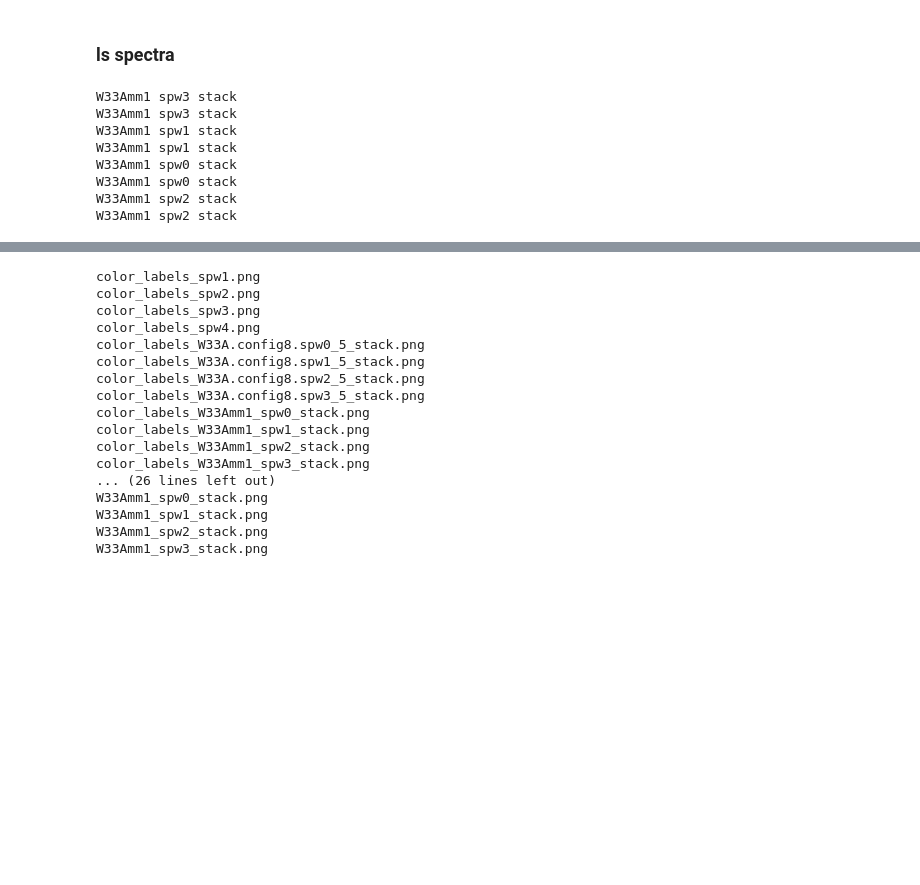
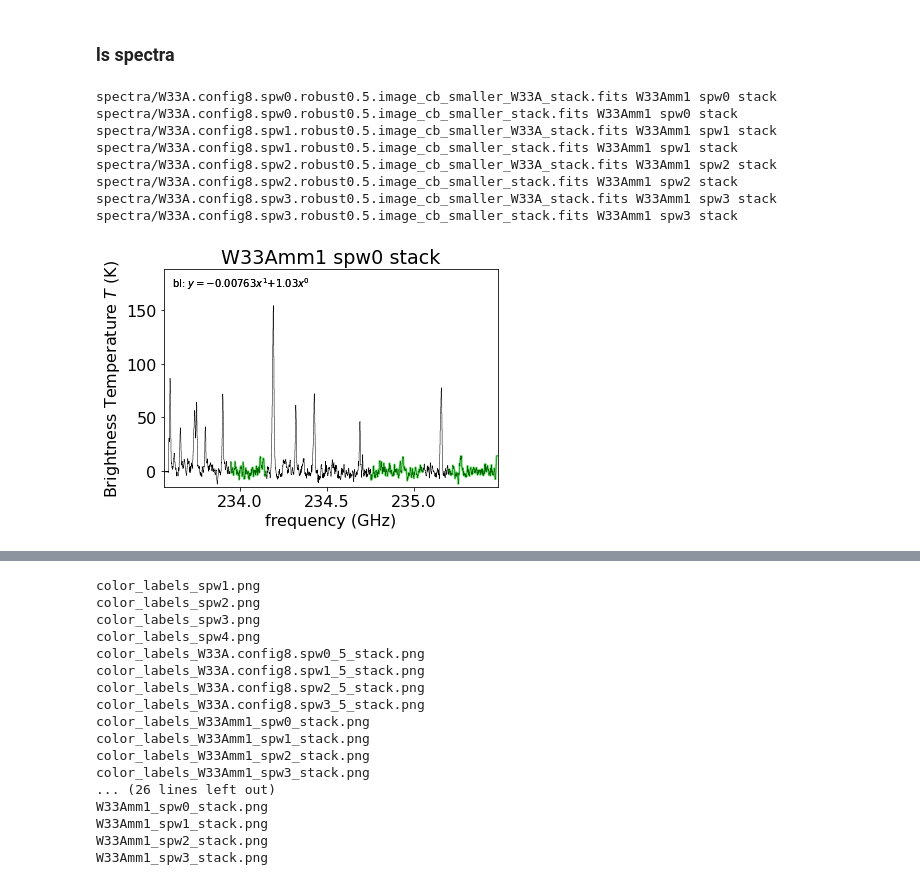
Before and after one commit to keflavich/saltmining, a Jupyter notebook: notebooks/SanhuezaW33.ipynb, the cells around one changed output, grey strips where cells are left out. Drawn from its saved outputs; the diff is of its cells as text; code cells hidden in the pictures; blank space fills up the shorter version.

```diff
--- a/notebooks/SanhuezaW33.ipynb
+++ b/notebooks/SanhuezaW33.ipynb
@@ -547,19 +547,25 @@ Stacking
 ### ls spectra
 # %%
 stackspectra = []
-for ii,fn in enumerate(glob.glob('spectra/*_stack.fits')):
+for ii,fn in enumerate(sorted(glob.glob('spectra/*_stack.fits'))):
     pysp = pyspeckit.Spectrum(fn)
     basename = os.path.basename(fn)
     spl = basename.split(".")
     pysp.specname = f'W33Amm1 {fn.split(".")[2]} stack'
-    print(pysp.specname)
+    print(fn, pysp.specname)
     stackspectra.append(pysp)
 # %% [output]
-W33Amm1 spw3 stack
-W33Amm1 spw3 stack
-W33Amm1 spw1 stack
-W33Amm1 spw1 stack
-W33Amm1 spw0 stack
-W33Amm1 spw0 stack
-W33Amm1 spw2 stack
-W33Amm1 spw2 stack
+spectra/W33A.config8.spw0.robust0.5.image_cb_smaller_W33A_stack.fits W33Amm1 spw0 stack
+spectra/W33A.config8.spw0.robust0.5.image_cb_smaller_stack.fits W33Amm1 spw0 stack
+spectra/W33A.config8.spw1.robust0.5.image_cb_smaller_W33A_stack.fits W33Amm1 spw1 stack
+spectra/W33A.config8.spw1.robust0.5.image_cb_smaller_stack.fits W33Amm1 spw1 stack
+spectra/W33A.config8.spw2.robust0.5.image_cb_smaller_W33A_stack.fits W33Amm1 spw2 stack
+spectra/W33A.config8.spw2.robust0.5.image_cb_smaller_stack.fits W33Amm1 spw2 stack
+spectra/W33A.config8.spw3.robust0.5.image_cb_smaller_W33A_stack.fits W33Amm1 spw3 stack
+spectra/W33A.config8.spw3.robust0.5.image_cb_smaller_stack.fits W33Amm1 spw3 stack
+# %%
+spw0 = stackspectra[0]
+spw0.plotter()
+spw0.baseline(exclude=[230, 233.95, 234.15, 234.75, 235.05, 235.2, ], highlight_fitregion=True)
+# %% [output]
+[figure, added]
```
Also changed, not shown: parts of 5 cells of this notebook, 3 other files.
